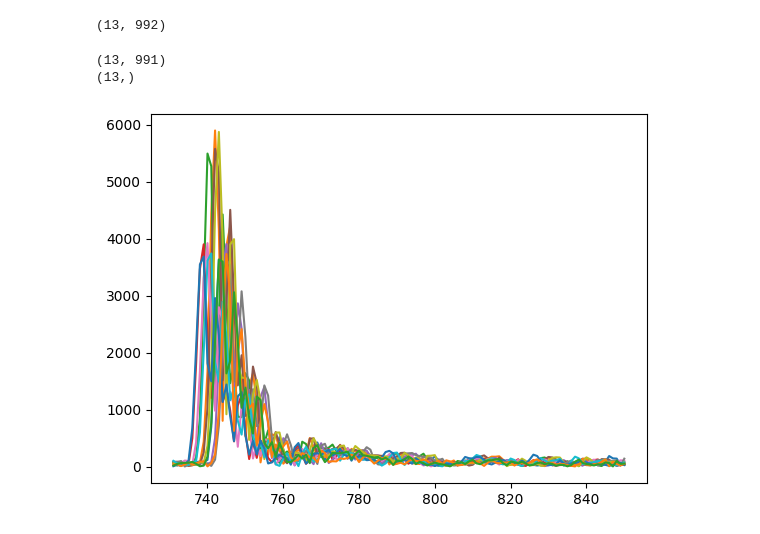
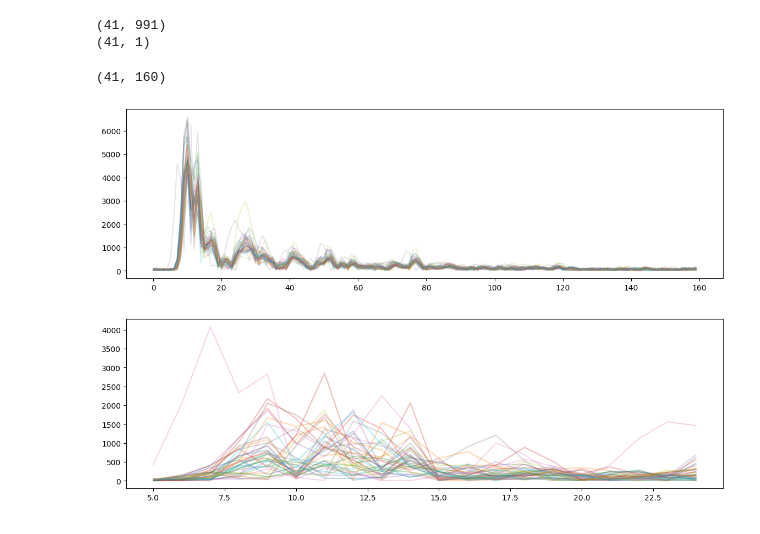
Before and after one commit to jkworldchampion/tag-less_tracking_with_uwb, a Jupyter notebook: realtime_cir_tracking.ipynb, the cells around one changed output. Cells and saved outputs as stored; diff of their text form; code cells hidden in the pictures.

Commit message:
extract passive distance

```diff
--- a/realtime_cir_tracking.ipynb
+++ b/realtime_cir_tracking.ipynb
@@ -2,3 +2,6 @@
 import pandas as pd
 import numpy as np
 import matplotlib.pyplot as plt
+from data_EDA import *
+
+plt.rcParams["figure.figsize"] = (14,4)
@@ -190,18 +141,19 @@ KeyboardInterrupt:
-# %%
-final_list = pd.DataFrame(final_list)
-final_list.shape
-# %% [output]
-(13, 992)
-# %%
-distance = final_list[0]
-final_list = final_list.drop(0, axis=1)
-print(final_list.shape)
-print(distance.shape)
-# %% [output]
-(13, 991)
-(13,)
-# %%
-for i in range(13):
-    final_list.loc[i][730:850].plot()
-# %% [output]
-[figure, removed]
+# %%
+print(final_list.shape)
+print(final_distance.shape)
+same_final = same_peak(final_list)
+same_final.shape
+# %% [output]
+(41, 991)
+(41, 1)
+(41, 160)
+# %%
+for i in range(len(same_final)):
+    same_final.loc[i].plot(alpha=0.2)
+plt.show()
+for i in range(len(diff_list)):
+    diff_list.loc[i][5:25].plot(alpha=0.3)
+plt.show()
+# %% [output]
+[figure, added]
+[figure, added]
```
Also changed, not shown: parts of 5 cells of this notebook, 1 other file.
